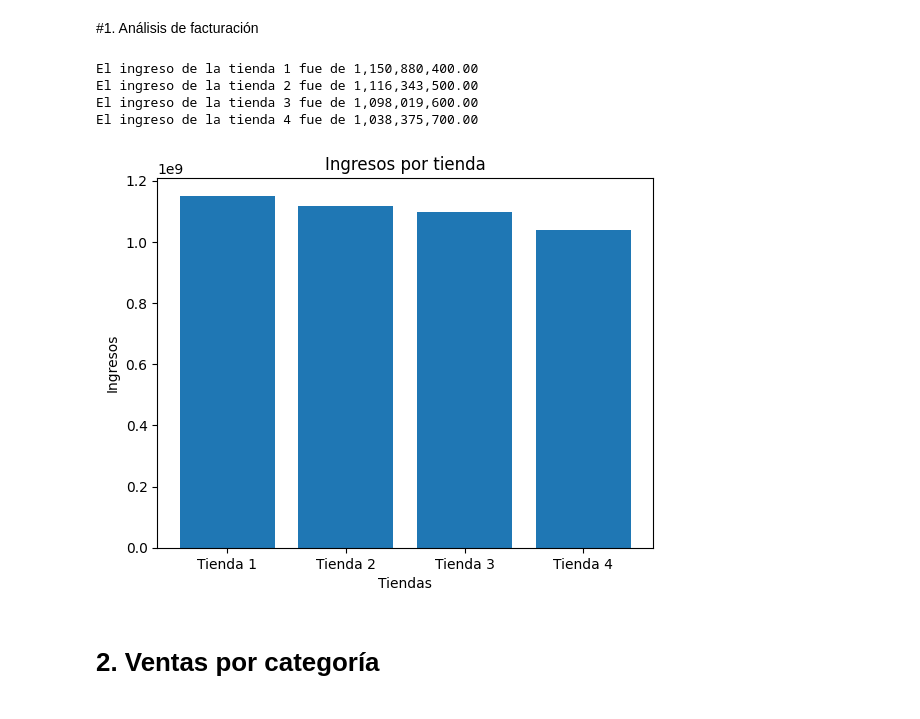
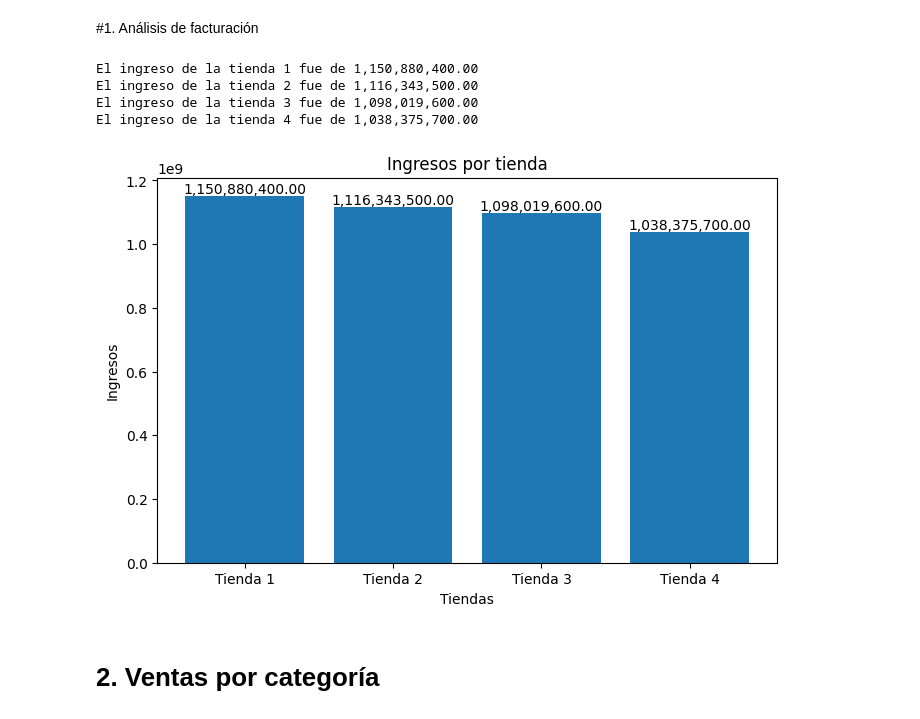
Before and after one commit to JoelC-Creator/AluraStore, a Jupyter notebook: AluraStoreLatam.ipynb, the cells around one changed output. Drawn from its saved outputs; the diff is of its cells as text; code cells hidden in the pictures.

```diff
--- a/AluraStoreLatam.ipynb
+++ b/AluraStoreLatam.ipynb
@@ -11,7 +11,7 @@ url2 = "https://raw.githubusercontent.com/alura-es-cursos/challenge1-data-scienc
 url3 = "https://raw.githubusercontent.com/alura-es-cursos/challenge1-data-science-latam/refs/heads/main/base-de-datos-challenge1-latam/tienda_3.csv"
 url4 = "https://raw.githubusercontent.com/alura-es-cursos/challenge1-data-science-latam/refs/heads/main/base-de-datos-challenge1-latam/tienda_4.csv"
 
-tienda1 = pd.read_csv(url)
+tienda = pd.read_csv(url)
 tienda2 = pd.read_csv(url2)
 tienda3 = pd.read_csv(url3)
 tienda4 = pd.read_csv(url4)
@@ -26,30 +26,29 @@ tienda.head()
 | 4 | Silla de oficina | Muebles | 335200.0 | 20200.0 | 07/11/2020 | Maria Alfonso | Medellín | ... |
 # %% [markdown]
 #1. Análisis de facturación
-# %%
-ingreso_tienda1 = tienda1["Precio"].sum()
-ingreso_tienda2 = tienda2["Precio"].sum()
-ingreso_tienda3 = tienda3["Precio"].sum()
-ingreso_tienda4 = tienda4["Precio"].sum()
-
-print(f'El ingreso de la tienda 1 fue de {ingreso_tienda1:,.2f}')
-print(f'El ingreso de la tienda 2 fue de {ingreso_tienda2:,.2f}')
-print(f'El ingreso de la tienda 3 fue de {ingreso_tienda3:,.2f}')
-print(f'El ingreso de la tienda 4 fue de {ingreso_tienda4:,.2f}')
-
-x = [ingreso_tienda1, ingreso_tienda2, ingreso_tienda3, ingreso_tienda4]
-y = ["Tienda 1", "Tienda 2", "Tienda 3", "Tienda 4"]
-plt.bar(y, x)
-plt.title('Ingresos por tienda')
-plt.xlabel('Tiendas')
-plt.ylabel('Ingresos')
-plt.show()
-# %% [output]
-El ingreso de la tienda 1 fue de 1,150,880,400.00
-El ingreso de la tienda 2 fue de 1,116,343,500.00
-El ingreso de la tienda 3 fue de 1,098,019,600.00
-El ingreso de la tienda 4 fue de 1,038,375,700.00
-[figure, removed]
+# %%
+ingresos = []
+for i, tienda_df in enumerate([tienda1, tienda2, tienda3, tienda4]):
+    ingreso = tienda_df["Precio"].sum()
+    ingresos.append(ingreso)
+    print(f'El ingreso de la tienda {i+1} fue de {ingreso:,.2f}')
+
+nombresTienda= ['Tienda 1', 'Tienda 2', 'Tienda 3', 'Tienda 4']
+
+plt.figure(figsize=(8, 5))
+plt.bar(nombresTienda, ingresos)
+plt.title('Ingresos por tienda')
+plt.xlabel('Tiendas')
+plt.ylabel('Ingresos')
+for i, valor in enumerate(ingresos):
+    plt.text(i, valor, f'{valor:,.2f}', ha='center', va='bottom')
+plt.show()
+# %% [output]
+El ingreso de la tienda 1 fue de 1,150,880,400.00
+El ingreso de la tienda 2 fue de 1,116,343,500.00
+El ingreso de la tienda 3 fue de 1,098,019,600.00
+El ingreso de la tienda 4 fue de 1,038,375,700.00
+[figure, added]
 # %% [markdown]
 # 2. Ventas por categoría
 # %%
```
Also changed, not shown: parts of 6 cells of this notebook.
